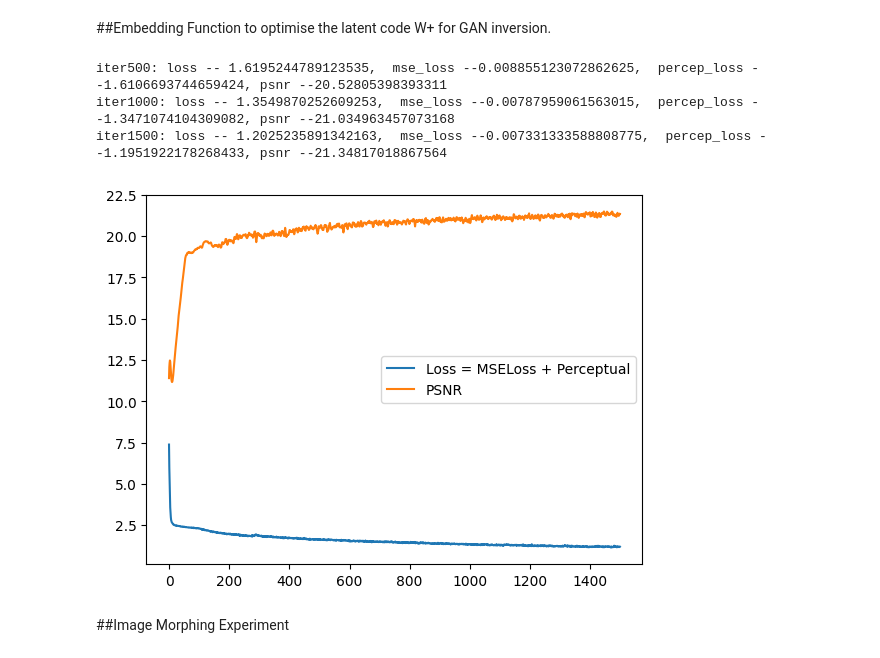
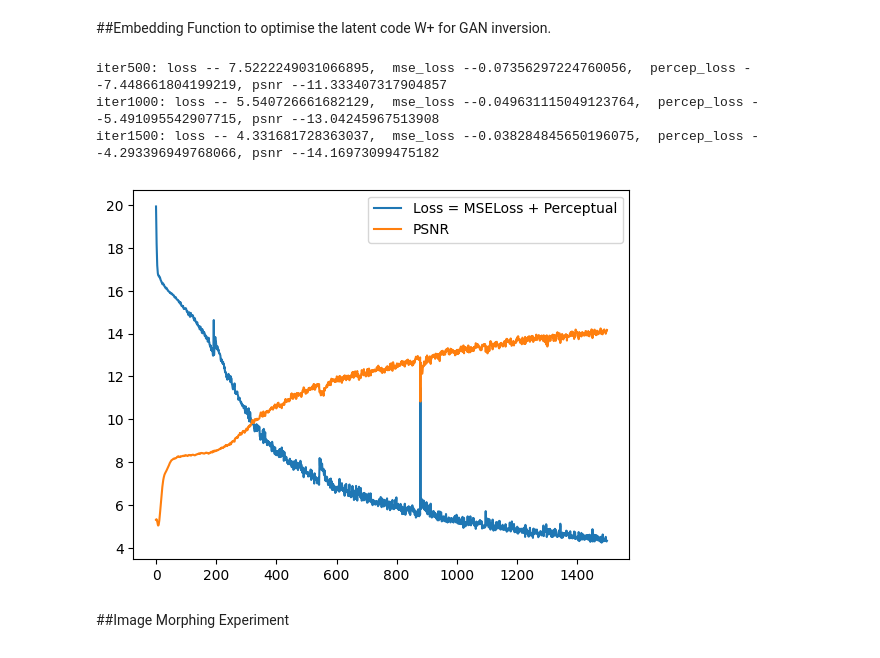
Before and after one commit to Yanxf23/Image2StyleGAN, a Jupyter notebook: Image2Style_Implementation.ipynb, the cells around one changed output. Cells and saved outputs as stored; diff of their text form; code cells hidden in the pictures.

```diff
--- a/Image2Style_Implementation.ipynb
+++ b/Image2Style_Implementation.ipynb
@@ -48,7 +48,8 @@ g_mapping, g_synthesis = g_all[0],g_all[1]
 ##Read Images for inverting to latent space W+ and using in various experiments
 # %%
 #Read a sample image we want to find a latent vector for
-img_path = './palm_images/0036.png'
+# img_path = './palm_images/0036.png'
+img_path = './1.png'
 with open(img_path,"rb") as f:
   image=Image.open(f)
   image=image.convert("RGB")
@@ -179,23 +180,24 @@ def embedding_function(image):
 # %%
 #Check generated images from 10 randomly generated faces
 """Code in embed algo
 rnd = np.random.RandomState(7)
 z = torch.randn((1,512), requires_grad= True, device= device)
 img1 = g_all(z)
 img1 = (img1+1.0)/2.0
 latents = g_mapping(z)
 latents = torch.tensor(latents, requires_grad=True)
 save_image(img1.clamp(0,1),"Random/random_image{}.png".format(i))"""
 
 latent1 = embedding_function(image)
 #latent2 = embedding_function(image1)
 latent1_np = latent1.detach().cpu().numpy()
-np.save("./palm_images/0036.npy", latent1_np)
+# np.save("./palm_images/0036.npy", latent1_np)
+np.save("./1.npy", latent1_np)
 # %% [output]
-iter500: loss -- 1.6195244789123535,  mse_loss --0.008855123072862625,  percep_loss --1.6106693744659424, psnr --20.52805398393311
-iter1000: loss -- 1.3549870252609253,  mse_loss --0.00787959061563015,  percep_loss --1.3471074104309082, psnr --21.034963457073168
-iter1500: loss -- 1.2025235891342163,  mse_loss --0.007331333588808775,  percep_loss --1.1951922178268433, psnr --21.34817018867564
+iter500: loss -- 7.5222249031066895,  mse_loss --0.07356297224760056,  percep_loss --7.448661804199219, psnr --11.333407317904857
+iter1000: loss -- 5.540726661682129,  mse_loss --0.049631115049123764,  percep_loss --5.491095542907715, psnr --13.04245967513908
+iter1500: loss -- 4.331681728363037,  mse_loss --0.038284845650196075,  percep_loss --4.293396949768066, psnr --14.16973099475182
-[figure, old version]
+[figure, new version]
 # %% [markdown]
 ##Image Morphing Experiment
 # %%
```
Also changed, not shown: parts of 1 cell of this notebook, 7 other files.
